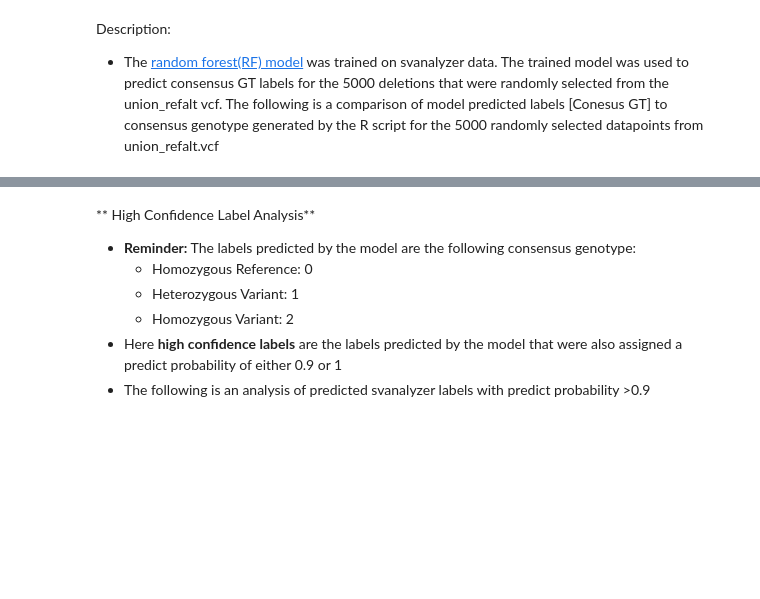
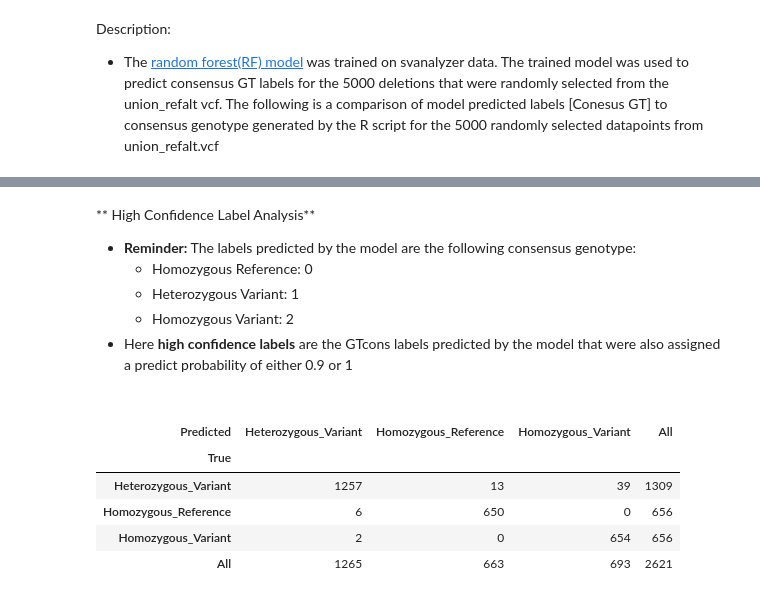
Before and after one commit to lesleymaraina/NIST, a Jupyter notebook: Notebooks/SVanalyzer_ML/DEL/results/300x/DEL_300x_GTcons_min1_Revised_LOO.ipynb, the cells around one changed output, grey strips where cells are left out. Cells and saved outputs as stored; diff of their text form; code cells hidden in the pictures; blank space fills up the shorter version.

```diff
--- a/Notebooks/SVanalyzer_ML/DEL/results/300x/DEL_300x_GTcons_min1_Revised_LOO.ipynb
+++ b/Notebooks/SVanalyzer_ML/DEL/results/300x/DEL_300x_GTcons_min1_Revised_LOO.ipynb
@@ -471,6 +526,6 @@ print(confusion_matrix(consensus_GT, predict))
 X6['GTconswithoutIll300x.GT'].replace(0, 'Homozygous_Reference', inplace=True)
 X6['GTconswithoutIll300x.GT'].replace(1, 'Heterozygous_Variant', inplace=True)
 X6['GTconswithoutIll300x.GT'].replace(2, 'Homozygous_Variant', inplace=True)
-X6['300x_predicted_label'].replace(0.0, 'Homozygous_Reference', inplace=True)
-X6['300x_predicted_label'].replace(1.0, 'Heterozygous_Variant', inplace=True)
-X6['300x_predicted_label'].replace(2.0, 'Homozygous_Variant', inplace=True)
+X6['300x_predicted_LOO_label'].replace(0.0, 'Homozygous_Reference', inplace=True)
+X6['300x_predicted_LOO_label'].replace(1.0, 'Heterozygous_Variant', inplace=True)
+X6['300x_predicted_LOO_label'].replace(2.0, 'Homozygous_Variant', inplace=True)
@@ -484,14 +550,22 @@ print('Precision score of the prediction subset: {:.3f}'.format(precision_score(
     * Homozygous Reference: 0
     * Heterozygous Variant: 1
     * Homozygous Variant: 2
-* Here **high confidence labels** are the labels predicted by the model that were also assigned a predict probability of either 0.9 or 1
-* The following is an analysis of predicted svanalyzer labels with predict probability >0.9
+* Here **high confidence labels** are the GTcons labels predicted by the model that were also assigned a predict probability of either 0.9 or 1
 # %%
-high_conf_labels = X6[(X6['Homozygous_Reference'] == 1) | (X6['Homozygous_Reference'] == 0.9) | (X6['Heterozygous_Variant'] == 1) | (X6['Heterozygous_Variant'] == 0.9) | (X6['Homozygous_Variant'] == 1) | (X6['Homozygous_Variant'] == 0.9)]
+high_conf_labels = X6[(X6['Homozygous_Reference_LOO_300x'] == 1) | (X6['Homozygous_Reference_LOO_300x'] == 0.9) | (X6['Heterozygous_Variant_LOO_300x'] == 1) | (X6['Heterozygous_Variant_LOO_300x'] == 0.9) | (X6['Homozygous_Variant_LOO_300x'] == 1) | (X6['Homozygous_Variant_LOO_300x'] == 0.9)]
+# %% [markdown]
+<a id='hiconf_precision_score'></a>
 # %%
 consensus_GT = high_conf_labels['GTconswithoutIll300x.GT']
-predict = high_conf_labels['300x_predicted_label']
+predict = high_conf_labels['300x_predicted_LOO_label']
 pd.crosstab(consensus_GT, predict, rownames=['True'], colnames=['Predicted'], margins=True)
+# %% [output]
+| Predicted | Heterozygous_Variant | Homozygous_Reference | Homozygous_Variant | All |
+| True |  |  |  |  |
+| Heterozygous_Variant | 1257 | 13 | 39 | 1309 |
+| Homozygous_Reference | 6 | 650 | 0 | 656 |
+| Homozygous_Variant | 2 | 0 | 654 | 656 |
+| All | 1265 | 663 | 693 | 2621 |
 # %%
 from sklearn.metrics import classification_report
 print(classification_report(consensus_GT, predict))
```
Also changed, not shown: parts of 22 cells of this notebook, 18 other files.
